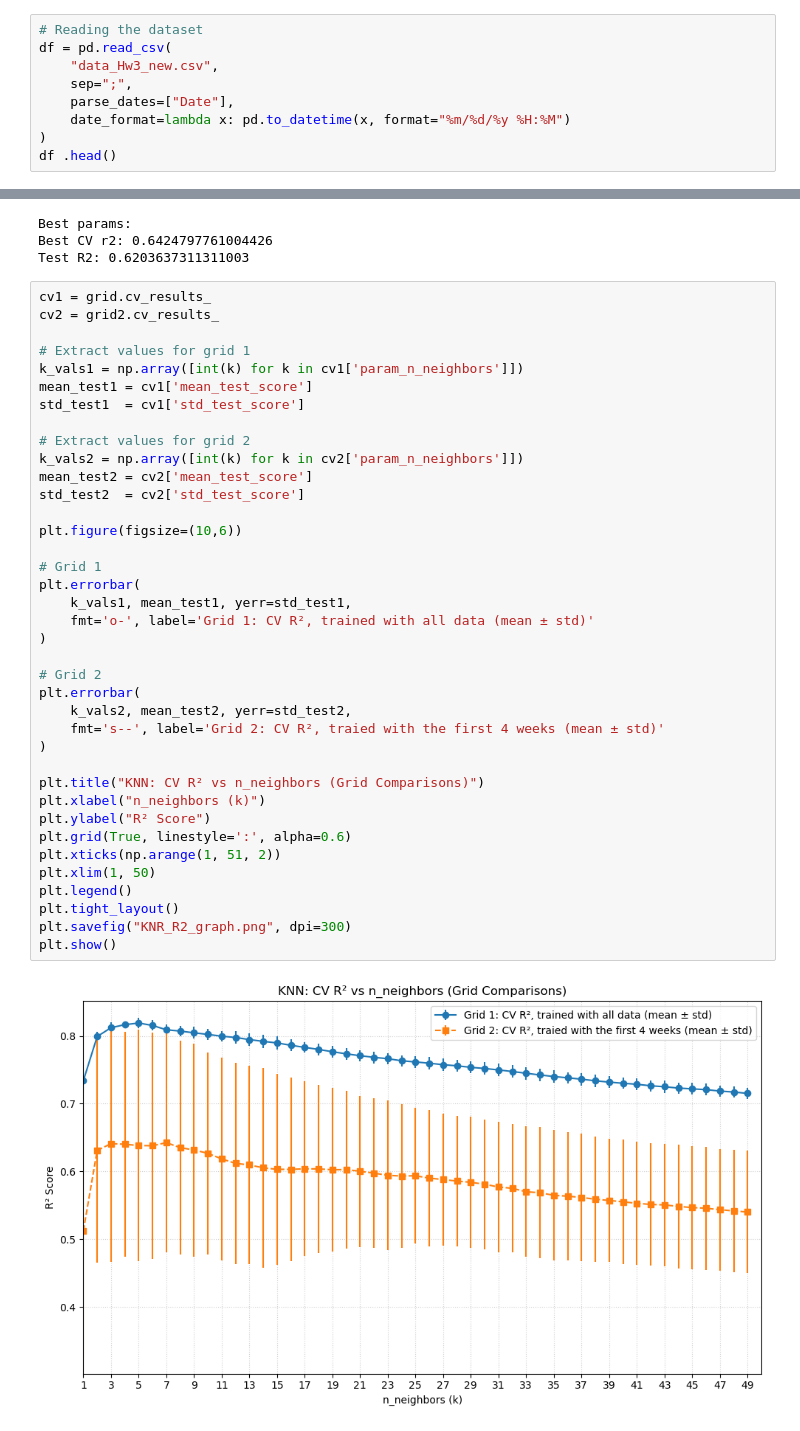
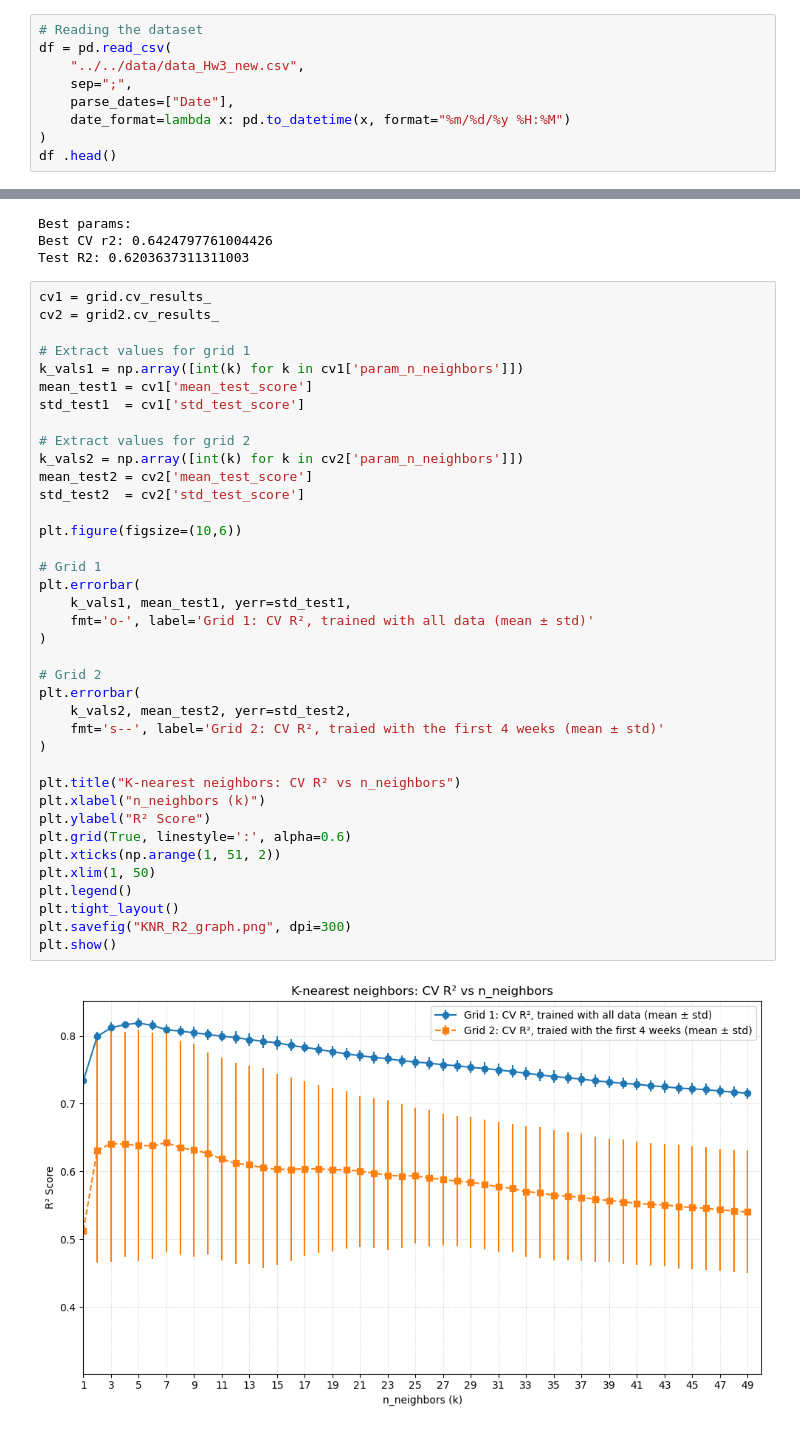
Before and after one commit to xarti55/SANS-IoT_calibration_analysis_and_denoising, a Jupyter notebook: src/graphs/KNR_graphs.ipynb, the cells around one changed output, grey strips where cells are left out. Cells and saved outputs as stored; diff of their text form.

```diff
--- a/src/graphs/KNR_graphs.ipynb
+++ b/src/graphs/KNR_graphs.ipynb
@@ -11,7 +11,7 @@ import matplotlib.pyplot as plt
 # %%
 # Reading the dataset
 df = pd.read_csv(
-    "data_Hw3_new.csv",
+    "../../data/data_Hw3_new.csv",
     sep=";",
     parse_dates=["Date"],
     date_format=lambda x: pd.to_datetime(x, format="%m/%d/%y %H:%M")
@@ -90,32 +90,32 @@ std_test1  = cv1['std_test_score']
 
 # Extract values for grid 2
 k_vals2 = np.array([int(k) for k in cv2['param_n_neighbors']])
 mean_test2 = cv2['mean_test_score']
 std_test2  = cv2['std_test_score']
 
 plt.figure(figsize=(10,6))
 
 # Grid 1
 plt.errorbar(
     k_vals1, mean_test1, yerr=std_test1,
     fmt='o-', label='Grid 1: CV R², trained with all data (mean ± std)'
 )
 
 # Grid 2
 plt.errorbar(
     k_vals2, mean_test2, yerr=std_test2,
     fmt='s--', label='Grid 2: CV R², traied with the first 4 weeks (mean ± std)'
 )
 
-plt.title("KNN: CV R² vs n_neighbors (Grid Comparisons)")
+plt.title("K-nearest neighbors: CV R² vs n_neighbors")
 plt.xlabel("n_neighbors (k)")
 plt.ylabel("R² Score")
 plt.grid(True, linestyle=':', alpha=0.6)
 plt.xticks(np.arange(1, 51, 2))
 plt.xlim(1, 50)
 plt.legend()
 plt.tight_layout()
 plt.savefig("KNR_R2_graph.png", dpi=300)
 plt.show()
 # %% [output]
-[figure, old version]
+[figure, new version]
```
Also changed, not shown: 7 other files.
